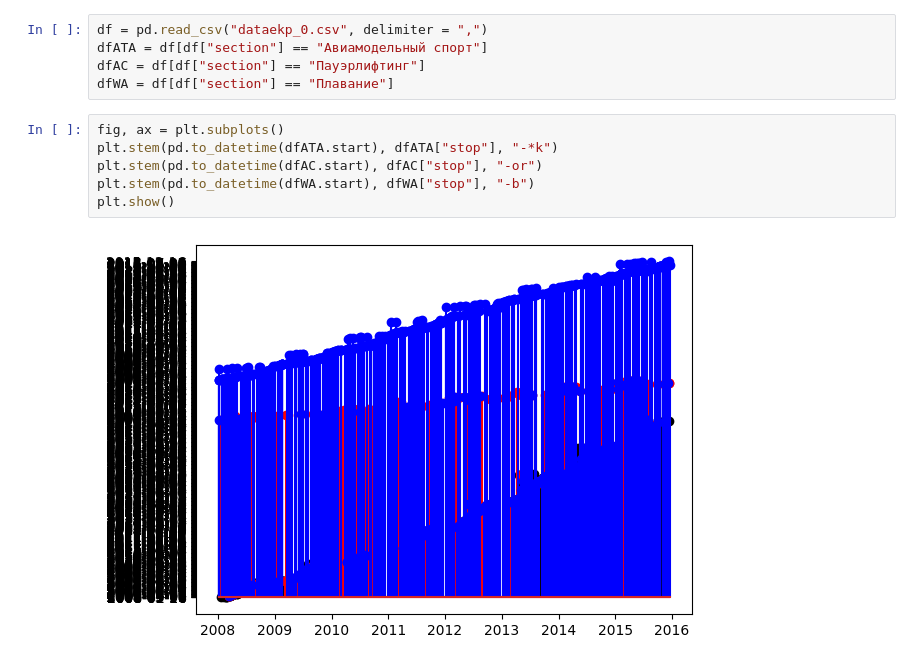
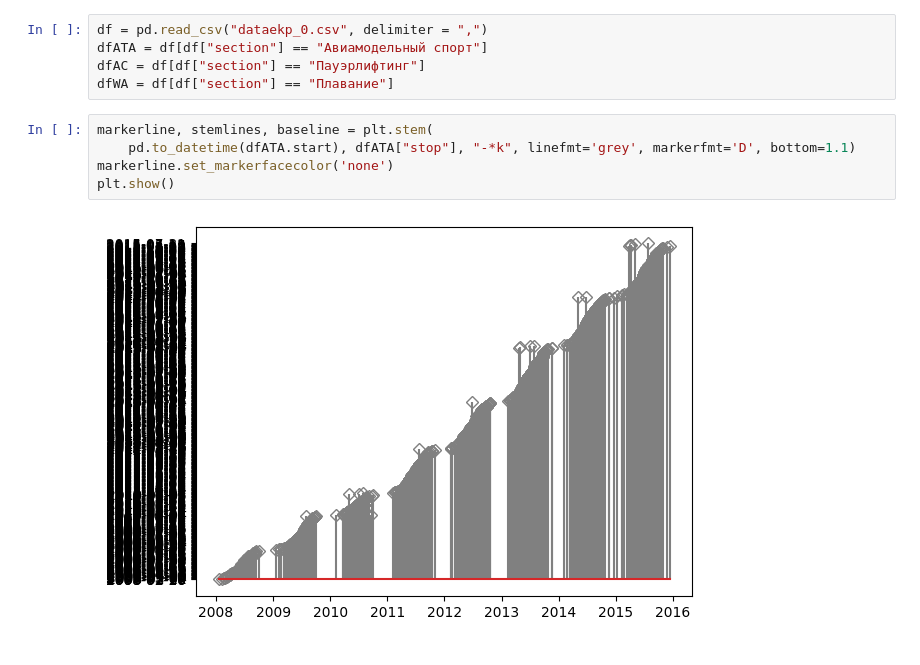
Before and after one commit to Tengetsa/python_task_11, a Jupyter notebook: task_3.ipynb, the cells around one changed output. Cells and saved outputs as stored; diff of their text form.

```diff
--- a/task_3.ipynb
+++ b/task_3.ipynb
@@ -6,11 +6,10 @@ df = pd.read_csv("dataekp_0.csv", delimiter = ",")
 dfATA = df[df["section"] == "Авиамодельный спорт"]
 dfAC = df[df["section"] == "Пауэрлифтинг"]
 dfWA = df[df["section"] == "Плавание"]
-# %%
-fig, ax = plt.subplots()
-plt.stem(pd.to_datetime(dfATA.start), dfATA["stop"], "-*k")
-plt.stem(pd.to_datetime(dfAC.start), dfAC["stop"], "-or")
-plt.stem(pd.to_datetime(dfWA.start), dfWA["stop"], "-b")
-plt.show()
-# %% [output]
-[figure, removed]
+# %%
+markerline, stemlines, baseline = plt.stem(
+    pd.to_datetime(dfATA.start), dfATA["stop"], "-*k", linefmt='grey', markerfmt='D', bottom=1.1)
+markerline.set_markerfacecolor('none')
+plt.show()
+# %% [output]
+[figure, added]
```
